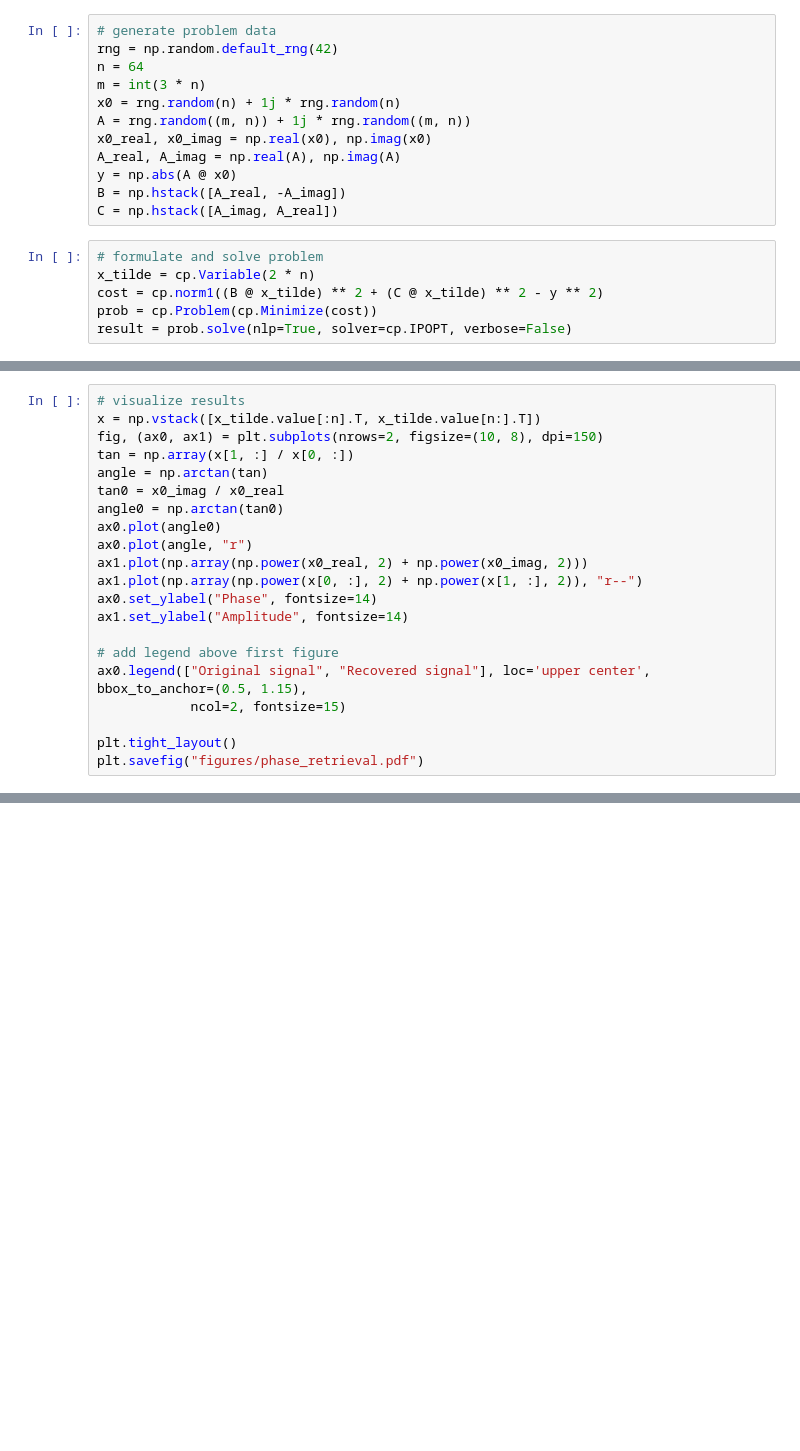
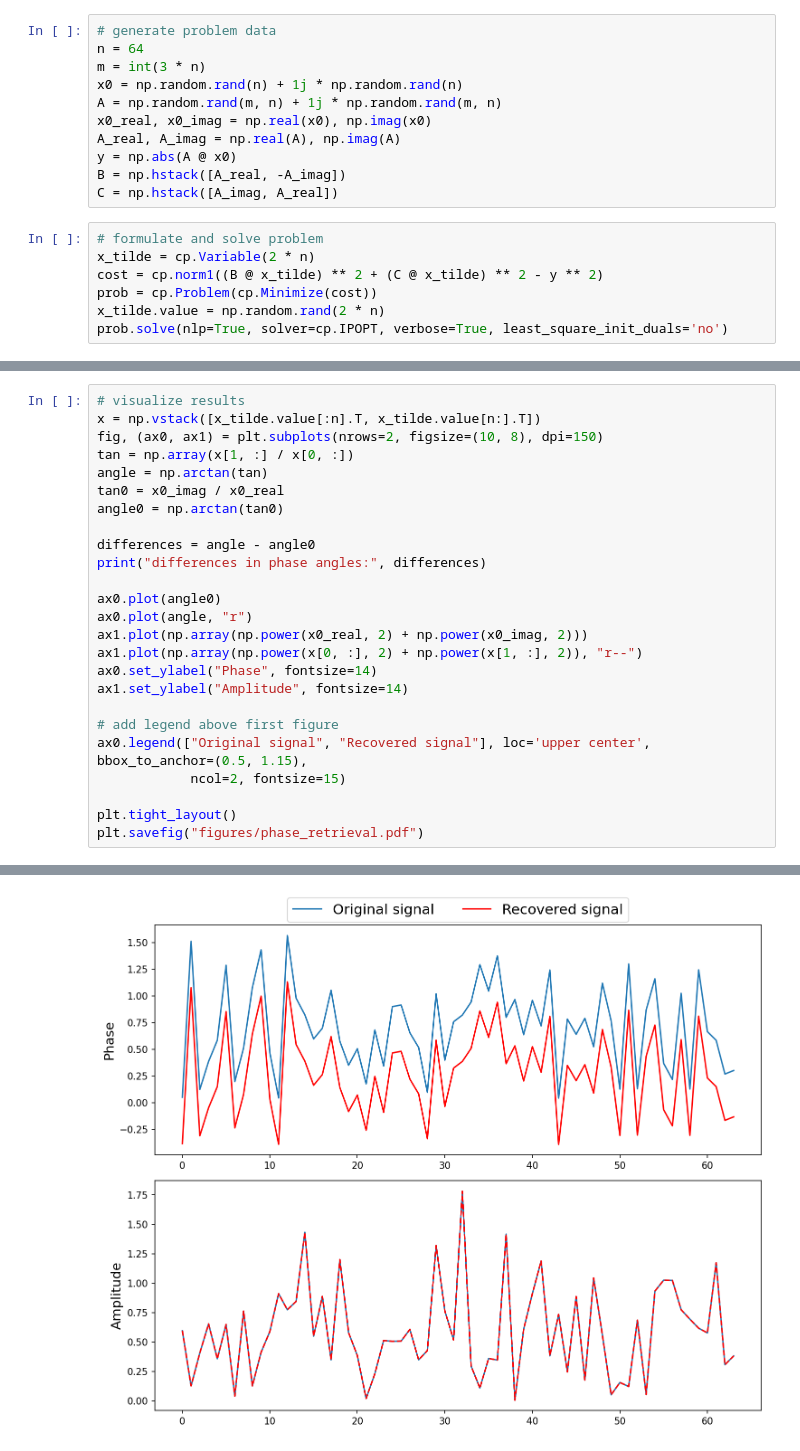
Before and after one commit to cvxgrp/dnlp-examples, a Jupyter notebook: nlp_examples/phase_retrieval.ipynb, the cells around one changed output, grey strips where cells are left out. Cells and saved outputs as stored; diff of their text form; blank space fills up the shorter version.

Commit message:
phase retrieval

```diff
--- a/nlp_examples/phase_retrieval.ipynb
+++ b/nlp_examples/phase_retrieval.ipynb
@@ -5,10 +6,9 @@ import numpy as np
 # %%
 # generate problem data
-rng = np.random.default_rng(42)
 n = 64
 m = int(3 * n)
-x0 = rng.random(n) + 1j * rng.random(n)
-A = rng.random((m, n)) + 1j * rng.random((m, n))
+x0 = np.random.rand(n) + 1j * np.random.rand(n)
+A = np.random.rand(m, n) + 1j * np.random.rand(m, n)
 x0_real, x0_imag = np.real(x0), np.imag(x0)
 A_real, A_imag = np.real(A), np.imag(A)
 y = np.abs(A @ x0)
@@ -19,4 +19,5 @@ C = np.hstack([A_imag, A_real])
 x_tilde = cp.Variable(2 * n)
 cost = cp.norm1((B @ x_tilde) ** 2 + (C @ x_tilde) ** 2 - y ** 2)
 prob = cp.Problem(cp.Minimize(cost))
-result = prob.solve(nlp=True, solver=cp.IPOPT, verbose=False)
+x_tilde.value = np.random.rand(2 * n)
+prob.solve(nlp=True, solver=cp.IPOPT, verbose=True, least_square_init_duals='no')
@@ -28,6 +57,10 @@ tan = np.array(x[1, :] / x[0, :])
 angle = np.arctan(tan)
 tan0 = x0_imag / x0_real
 angle0 = np.arctan(tan0)
+
+differences = angle - angle0
+print("differences in phase angles:", differences)
+
 ax0.plot(angle0)
 ax0.plot(angle, "r")
 ax1.plot(np.array(np.power(x0_real, 2) + np.power(x0_imag, 2)))
@@ -41,3 +74,4 @@ ax0.legend(["Original signal", "Recovered signal"], loc='upper center', bbox_to_
 
 plt.tight_layout()
 plt.savefig("figures/phase_retrieval.pdf")
+# %% [output]
@@ -43,0 +89 @@ plt.savefig("figures/phase_retrieval.pdf")
+[figure, added]
```
Also changed, not shown: parts of 3 cells of this notebook.
